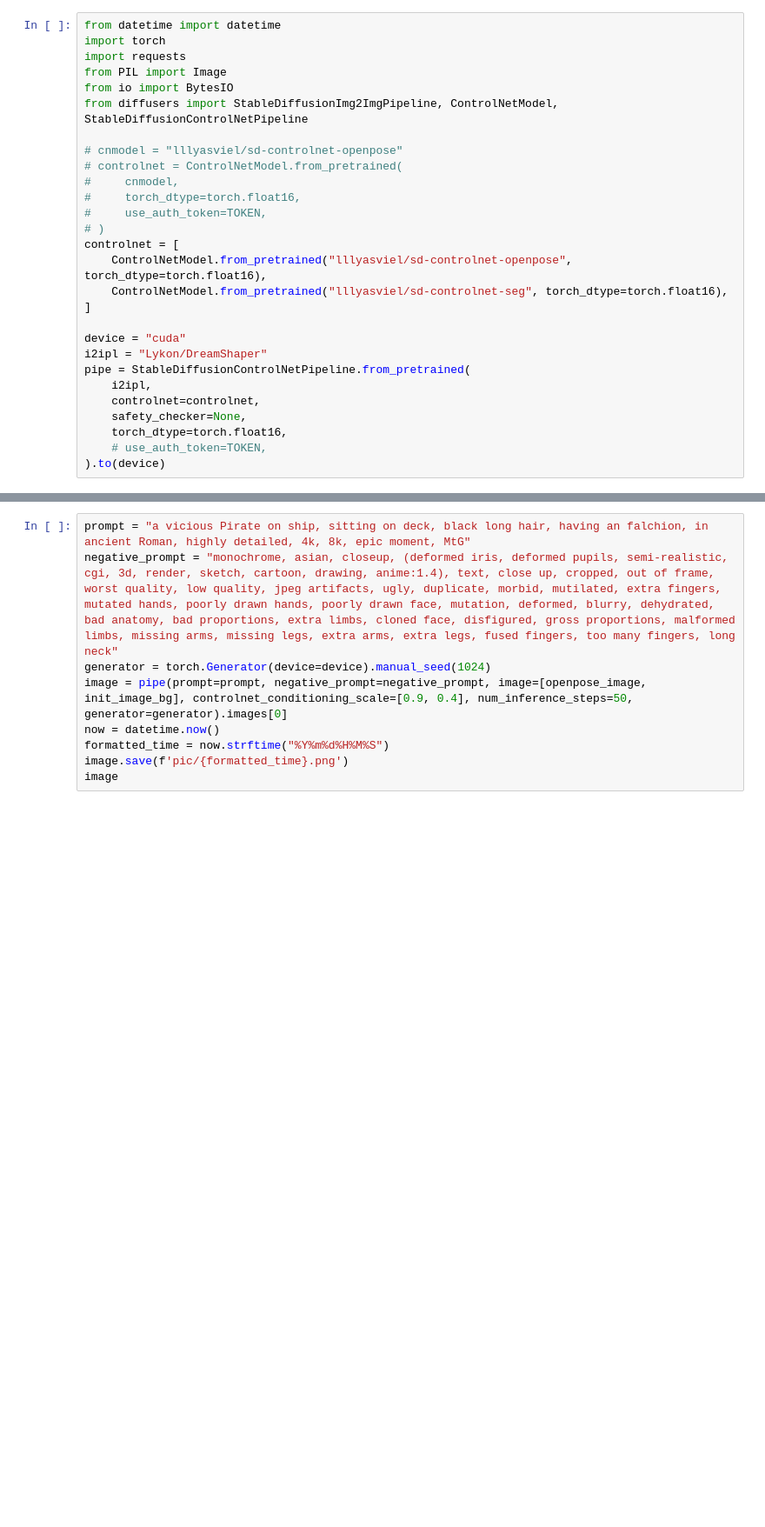
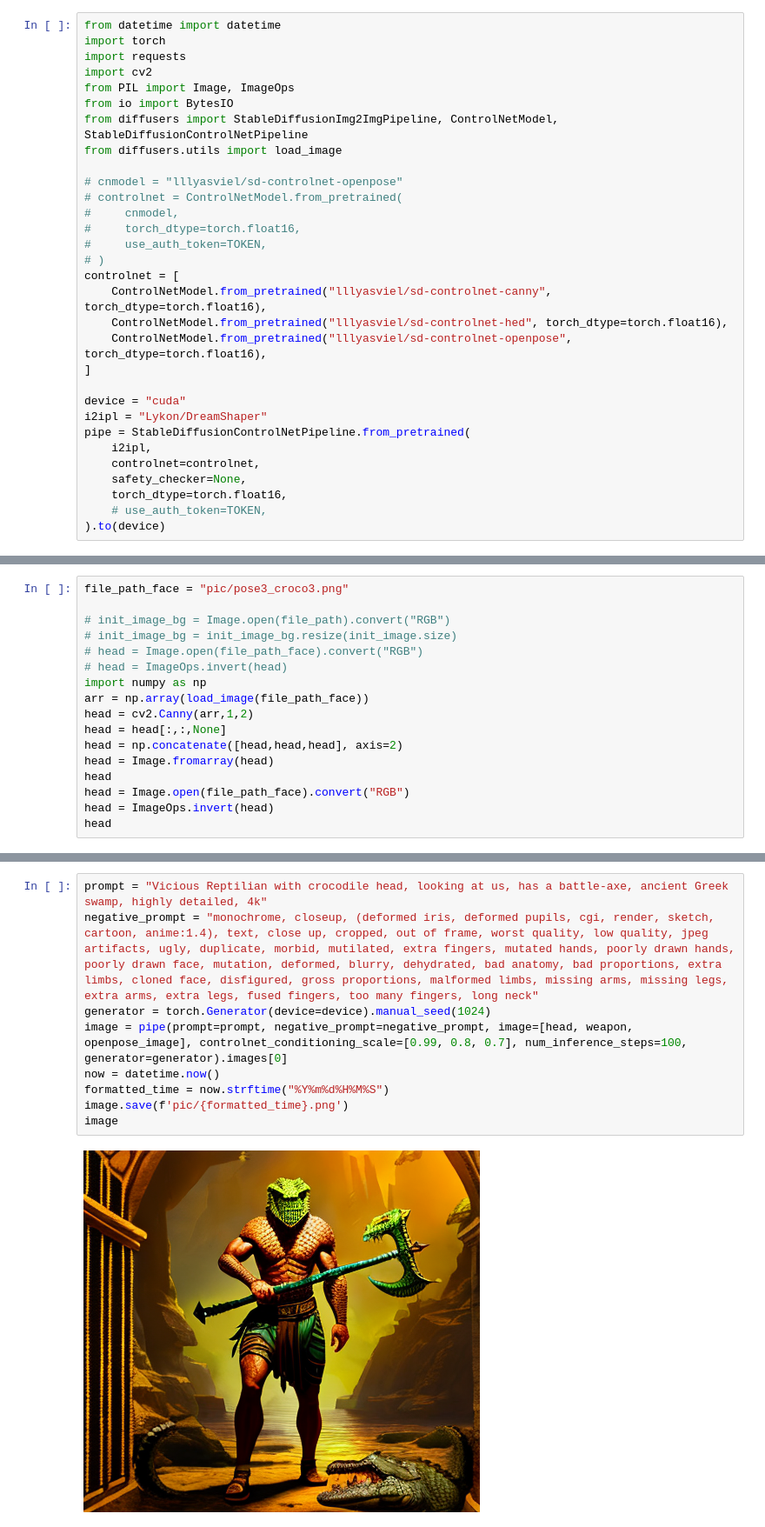
Before and after one commit to genichiro22/huggingface, a Jupyter notebook: main.ipynb, the cells around one changed output, grey strips where cells are left out. Shown at 87% size. Drawn from its saved outputs; the diff is of its cells as text; blank space fills up the shorter version.

```diff
--- a/main.ipynb
+++ b/main.ipynb
@@ -2,9 +2,11 @@
 from datetime import datetime
 import torch
 import requests
-from PIL import Image
+import cv2
+from PIL import Image, ImageOps
 from io import BytesIO
 from diffusers import StableDiffusionImg2ImgPipeline, ControlNetModel, StableDiffusionControlNetPipeline
+from diffusers.utils import load_image
 
 # cnmodel = "lllyasviel/sd-controlnet-openpose"
 # controlnet = ControlNetModel.from_pretrained(
@@ -13,8 +15,9 @@ from diffusers import StableDiffusionImg2ImgPipeline, ControlNetModel, StableDif
 #     use_auth_token=TOKEN,
 # )
 controlnet = [
+    ControlNetModel.from_pretrained("lllyasviel/sd-controlnet-canny", torch_dtype=torch.float16),
+    ControlNetModel.from_pretrained("lllyasviel/sd-controlnet-hed", torch_dtype=torch.float16),
     ControlNetModel.from_pretrained("lllyasviel/sd-controlnet-openpose", torch_dtype=torch.float16),
-    ControlNetModel.from_pretrained("lllyasviel/sd-controlnet-seg", torch_dtype=torch.float16),
 ]
 
 device = "cuda"
@@ -41,0 +56,17 @@ init_image_bg
+# %%
+file_path_face = "pic/pose3_croco3.png"
+
+# init_image_bg = Image.open(file_path).convert("RGB")
+# init_image_bg = init_image_bg.resize(init_image.size)
+# head = Image.open(file_path_face).convert("RGB")
+# head = ImageOps.invert(head)
+import numpy as np
+arr = np.array(load_image(file_path_face))
+head = cv2.Canny(arr,1,2)
+head = head[:,:,None]
+head = np.concatenate([head,head,head], axis=2)
+head = Image.fromarray(head)
+head
+head = Image.open(file_path_face).convert("RGB")
+head = ImageOps.invert(head)
+head
@@ -42,9 +75,11 @@ init_image_bg
 # %%
-prompt = "a vicious Pirate on ship, sitting on deck, black long hair, having an falchion, in ancient Roman, highly detailed, 4k, 8k, epic moment, MtG"
-negative_prompt = "monochrome, asian, closeup, (deformed iris, deformed pupils, semi-realistic, cgi, 3d, render, sketch, cartoon, drawing, anime:1.4), text, close up, cropped, out of frame, worst quality, low quality, jpeg artifacts, ugly, duplicate, morbid, mutilated, extra fingers, mutated hands, poorly drawn hands, poorly drawn face, mutation, deformed, blurry, dehydrated, bad anatomy, bad proportions, extra limbs, cloned face, disfigured, gross proportions, malformed limbs, missing arms, missing legs, extra arms, extra legs, fused fingers, too many fingers, long neck"
+prompt = "Vicious Reptilian with crocodile head, looking at us, has a battle-axe, ancient Greek swamp, highly detailed, 4k"
+negative_prompt = "monochrome, closeup, (deformed iris, deformed pupils, cgi, render, sketch, cartoon, anime:1.4), text, close up, cropped, out of frame, worst quality, low quality, jpeg artifacts, ugly, duplicate, morbid, mutilated, extra fingers, mutated hands, poorly drawn hands, poorly drawn face, mutation, deformed, blurry, dehydrated, bad anatomy, bad proportions, extra limbs, cloned face, disfigured, gross proportions, malformed limbs, missing arms, missing legs, extra arms, extra legs, fused fingers, too many fingers, long neck"
 generator = torch.Generator(device=device).manual_seed(1024)
-image = pipe(prompt=prompt, negative_prompt=negative_prompt, image=[openpose_image, init_image_bg], controlnet_conditioning_scale=[0.9, 0.4], num_inference_steps=50, generator=generator).images[0]
+image = pipe(prompt=prompt, negative_prompt=negative_prompt, image=[head, weapon, openpose_image], controlnet_conditioning_scale=[0.99, 0.8, 0.7], num_inference_steps=100, generator=generator).images[0]
 now = datetime.now()
 formatted_time = now.strftime("%Y%m%d%H%M%S")
 image.save(f'pic/{formatted_time}.png')
 image
+# %% [output]
+[figure, added]
```
Also changed, not shown: parts of 5 cells of this notebook, 1 other file.
